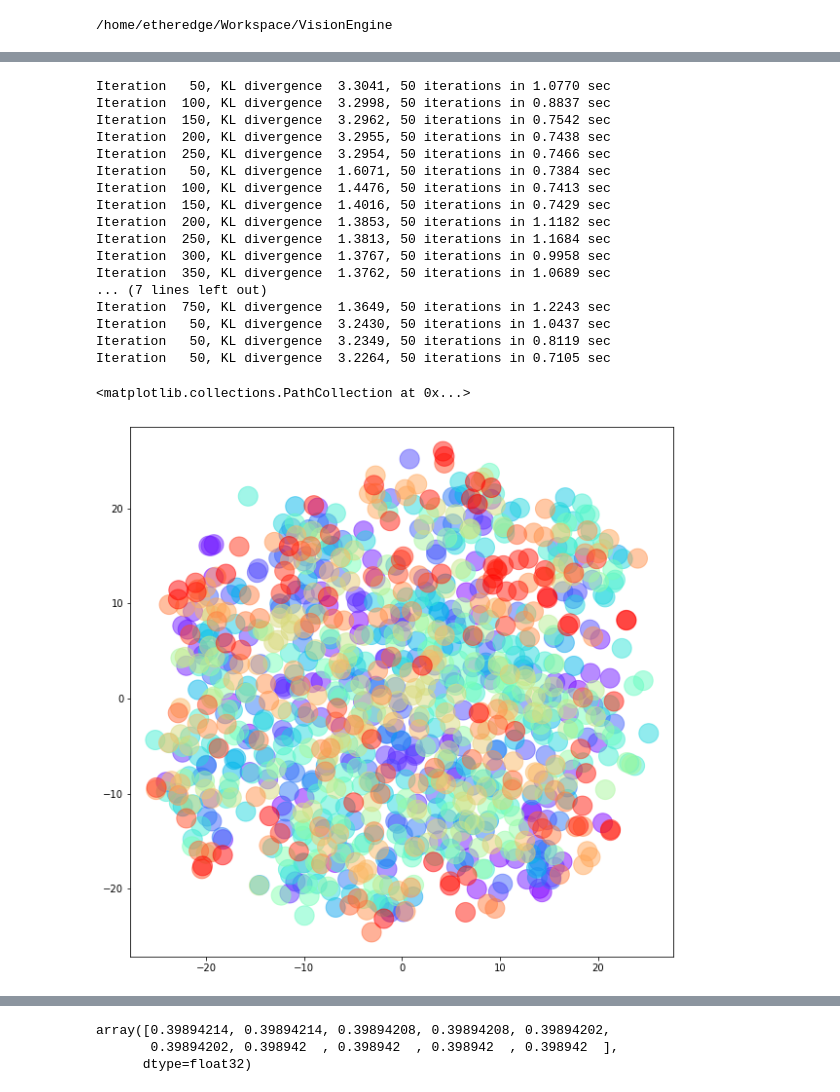
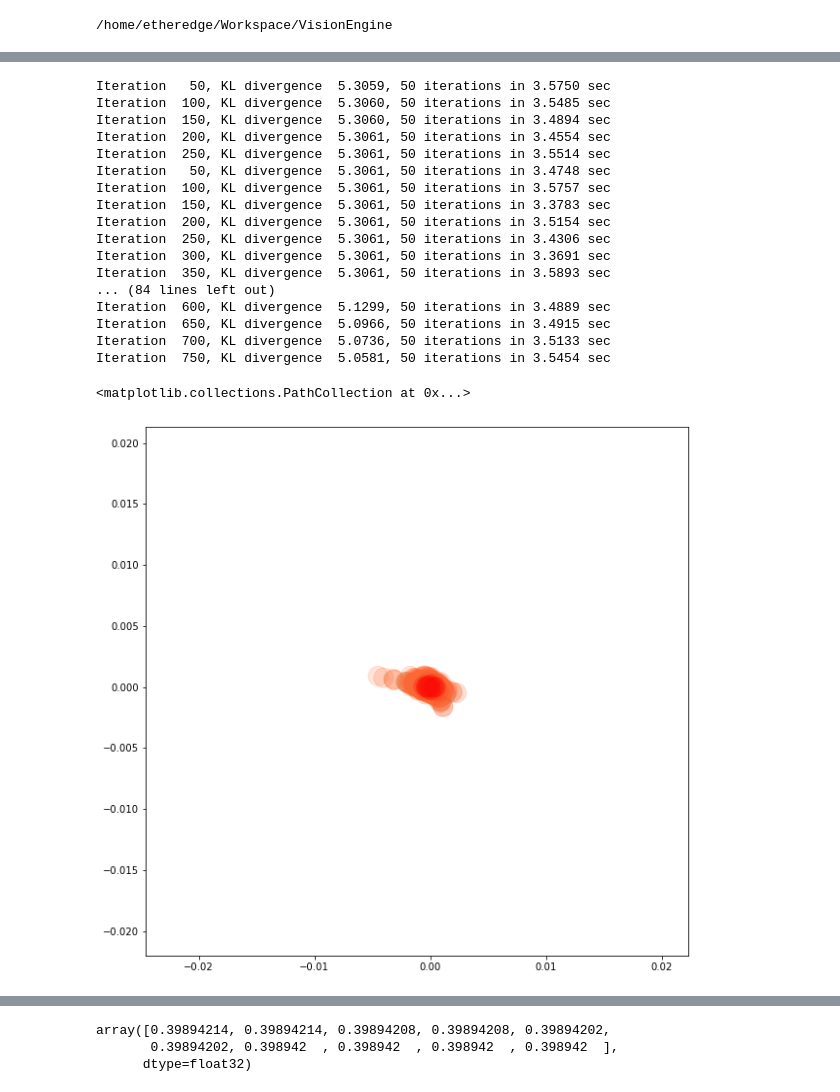
Before and after one commit to ietheredge/VisionEngine, a Jupyter notebook: notebooks/EvaluateModel.ipynb, the cells around one changed output, grey strips where cells are left out. Drawn from its saved outputs; the diff is of its cells as text; code cells hidden in the pictures.

```diff
--- a/notebooks/EvaluateModel.ipynb
+++ b/notebooks/EvaluateModel.ipynb
@@ -39,4 +40,4 @@ checkpoint_path = '/home/etheredge/Workspace/VisionEngine/models/checkpoints/gup
 # %%
-config_file = 'VisionEngine/configs/guppy_vae_config.json'
+config_file = 'VisionEngine/configs/butterfly_periodic_config.json'
 config = process_config(config_file)
 # %%
@@ -154,42 +187,27 @@ np.concatenate([z[0],z[1],z[2],z[3]], axis=1).shape
 # %%
-# vision_engine_embedding = TSNE(callbacks=ErrorLogger(), n_jobs=8).fit(np.concatenate([z[0],z[1],z[2],z[3]], axis=1))
-h1 = TSNE(callbacks=ErrorLogger(), n_jobs=8).fit(z[0])
-h2 = TSNE(callbacks=ErrorLogger(), n_jobs=8).fit(z[1])
-h3 = TSNE(callbacks=ErrorLogger(), n_jobs=8).fit(z[2])
-h4 = TSNE(callbacks=ErrorLogger(), n_jobs=8).fit(z[3])
+vision_engine_embedding = TSNE(callbacks=ErrorLogger(), n_jobs=8, exaggeration=4, learning_rate=len(z)/12).fit(np.concatenate([z[0],z[1],z[2],z[3]], axis=1))
+h1 = TSNE(callbacks=ErrorLogger(), exaggeration=4, learning_rate=len(z)/12, n_jobs=8).fit(z[0])
+h2 = TSNE(callbacks=ErrorLogger(), exaggeration=4, learning_rate=len(z)/12, n_jobs=8).fit(z[1])
+h3 = TSNE(callbacks=ErrorLogger(), exaggeration=4, learning_rate=len(z)/12, n_jobs=8).fit(z[2])
+h4 = TSNE(callbacks=ErrorLogger(), exaggeration=4, learning_rate=len(z)/12, n_jobs=8).fit(z[3])
 # %% [output]
-Iteration   50, KL divergence  3.3041, 50 iterations in 1.0770 sec
-Iteration  100, KL divergence  3.2998, 50 iterations in 0.8837 sec
-Iteration  150, KL divergence  3.2962, 50 iterations in 0.7542 sec
-Iteration  200, KL divergence  3.2955, 50 iterations in 0.7438 sec
-Iteration  250, KL divergence  3.2954, 50 iterations in 0.7466 sec
-Iteration   50, KL divergence  1.6071, 50 iterations in 0.7384 sec
-Iteration  100, KL divergence  1.4476, 50 iterations in 0.7413 sec
-Iteration  150, KL divergence  1.4016, 50 iterations in 0.7429 sec
-Iteration  200, KL divergence  1.3853, 50 iterations in 1.1182 sec
-Iteration  250, KL divergence  1.3813, 50 iterations in 1.1684 sec
-Iteration  300, KL divergence  1.3767, 50 iterations in 0.9958 sec
-Iteration  350, KL divergence  1.3762, 50 iterations in 1.0689 sec
-... (7 lines left out)
-Iteration  750, KL divergence  1.3649, 50 iterations in 1.2243 sec
-Iteration   50, KL divergence  3.2430, 50 iterations in 1.0437 sec
-Iteration   50, KL divergence  3.2349, 50 iterations in 0.8119 sec
-Iteration   50, KL divergence  3.2264, 50 iterations in 0.7105 sec
+Iteration   50, KL divergence  5.3059, 50 iterations in 3.5750 sec
+Iteration  100, KL divergence  5.3060, 50 iterations in 3.5485 sec
+Iteration  150, KL divergence  5.3060, 50 iterations in 3.4894 sec
+Iteration  200, KL divergence  5.3061, 50 iterations in 3.4554 sec
+Iteration  250, KL divergence  5.3061, 50 iterations in 3.5514 sec
+Iteration   50, KL divergence  5.3061, 50 iterations in 3.4748 sec
+Iteration  100, KL divergence  5.3061, 50 iterations in 3.5757 sec
+Iteration  150, KL divergence  5.3061, 50 iterations in 3.3783 sec
+Iteration  200, KL divergence  5.3061, 50 iterations in 3.5154 sec
+Iteration  250, KL divergence  5.3061, 50 iterations in 3.4306 sec
+Iteration  300, KL divergence  5.3061, 50 iterations in 3.3691 sec
+Iteration  350, KL divergence  5.3061, 50 iterations in 3.5893 sec
+... (84 lines left out)
+Iteration  600, KL divergence  5.1299, 50 iterations in 3.4889 sec
+Iteration  650, KL divergence  5.0966, 50 iterations in 3.4915 sec
+Iteration  700, KL divergence  5.0736, 50 iterations in 3.5133 sec
+Iteration  750, KL divergence  5.0581, 50 iterations in 3.5454 sec
-# %%
-plt.figure(figsize=(10,10))
-classnames, indices = np.unique( labels, return_inverse=True)
-N = len(classnames)
-cmap = plt.cm.rainbow
-bounds = np.linspace(0,N,N+1)
-norm = mpl.colors.BoundaryNorm(bounds, cmap.N)
-
-embedding = vision_engine_embedding
-
-plt.scatter(embedding[:, 0], embedding[:, 1], alpha=0.5,
-        c=indices, cmap=cmap, norm=norm, s=400)
-# %% [output]
-<matplotlib.collections.PathCollection at 0x...>
-[figure, removed]
 # %%
 labels = []
 images = []
@@ -198,5 +216,20 @@ for image, label in data_loader.get_plot_data():
     images.append(image.numpy().astype('uint8'))
 images = np.stack(images)
 labels = np.array(labels)
+# %%
+plt.figure(figsize=(10,10))
+classnames, indices = np.unique( labels, return_inverse=True)
+N = len(classnames)
+cmap = plt.cm.rainbow
+bounds = np.linspace(0,N,N+1)
+norm = mpl.colors.BoundaryNorm(bounds, cmap.N)
+
+embedding = vision_engine_embedding
+
+plt.scatter(embedding[:, 0], embedding[:, 1], alpha=0.2,
+        c=indices, cmap=cmap, norm=norm, s=400)
+# %% [output]
+<matplotlib.collections.PathCollection at 0x...>
+[figure, added]
 # %%
 plt.figure(figsize=(80,80))
```
Also changed, not shown: parts of 16 cells of this notebook, 17 other files.
